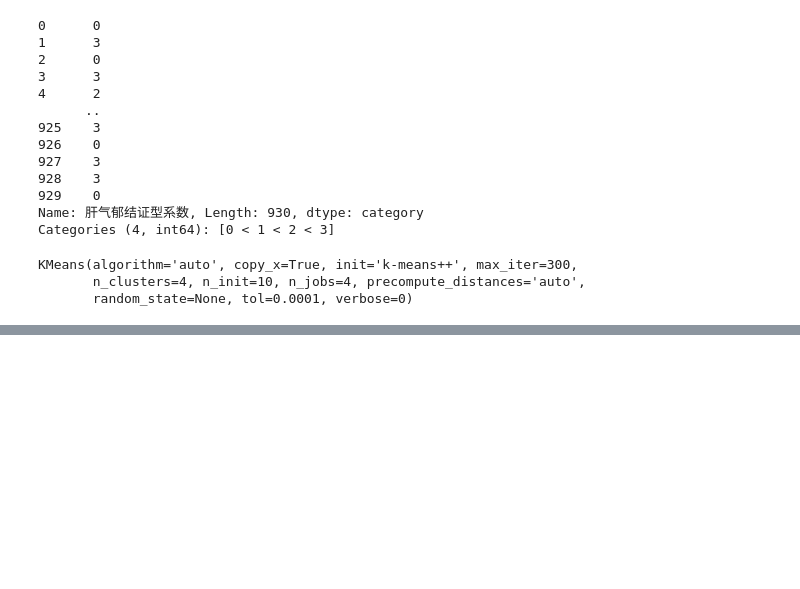
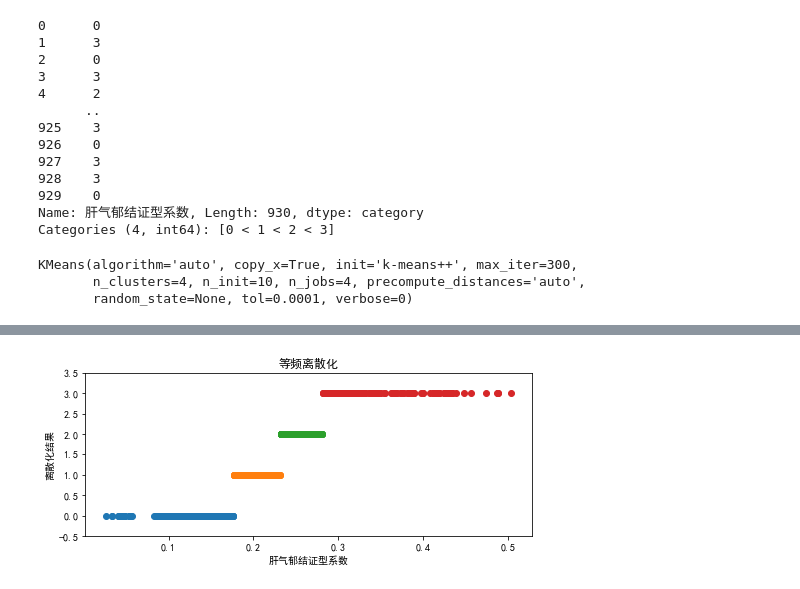
Before and after one commit to BillionsRichard/PythonPracticeOfDataAnalysisAndMining, a Jupyter notebook: chapter4/demo/code/4-3_data_discretization.ipynb, the cells around one changed output, grey strips where cells are left out. Cells and saved outputs as stored; diff of their text form; code cells hidden in the pictures; blank space fills up the shorter version.

```diff
--- a/chapter4/demo/code/4-3_data_discretization.ipynb
+++ b/chapter4/demo/code/4-3_data_discretization.ipynb
@@ -175,0 +308,3 @@ c.sort_values(by=0)
+# %%
+plot_clustered_figure(d2, k, u'等频离散化')
+# %% [output]
@@ -175,0 +312 @@ c.sort_values(by=0)
+[figure, added]
```
Also changed, not shown: parts of 36 cells of this notebook, 3 other files.
